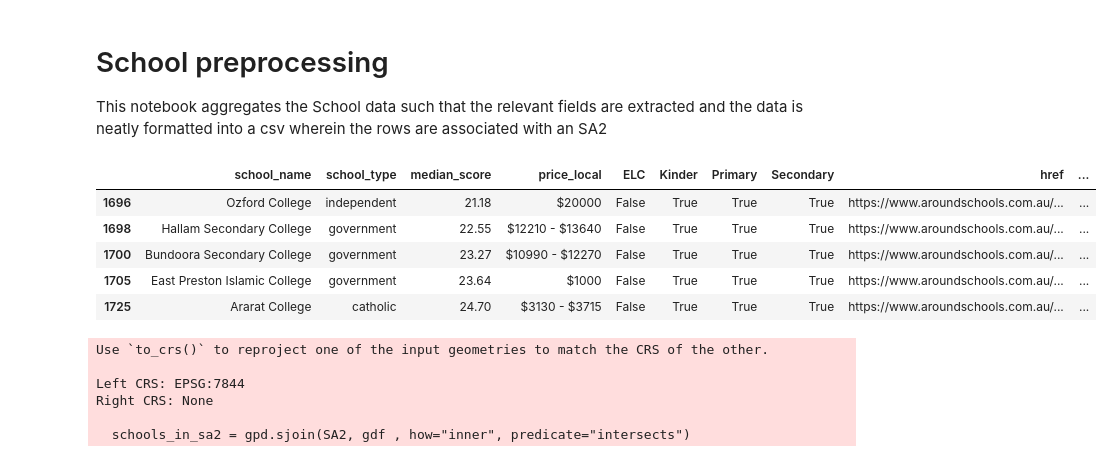
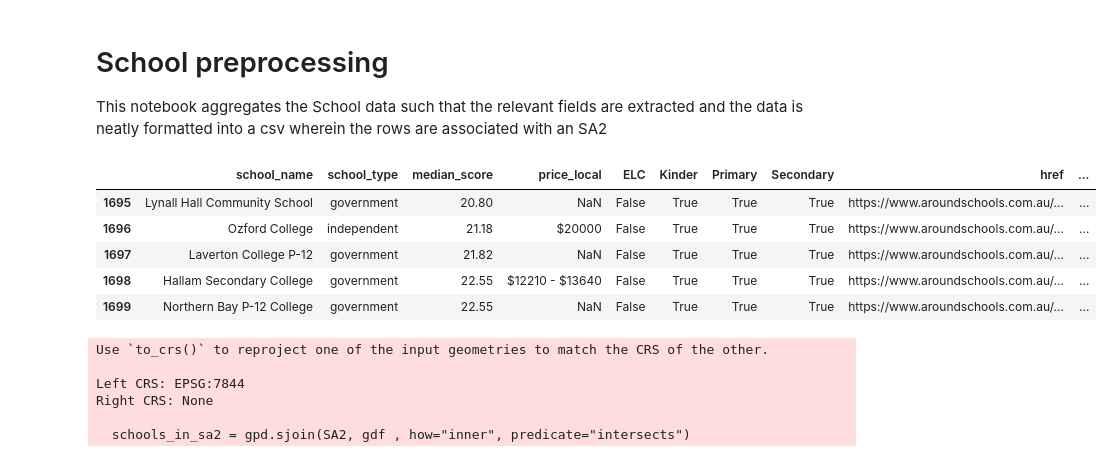
Before and after one commit to MAST30034-AppliedDataScience/project-2-group-real-estate-industry-project-8, a Jupyter notebook: notebooks/School_preprocessing/school_data_preprocessing.ipynb, the cells around one changed output. Saved outputs shown, nothing was run; the diff lists cells and outputs as text; code cells hidden in the pictures.

```diff
--- a/notebooks/School_preprocessing/school_data_preprocessing.ipynb
+++ b/notebooks/School_preprocessing/school_data_preprocessing.ipynb
@@ -9,30 +9,29 @@ from shapely import Point
 # %%
 df = pd.read_csv("../../data/landing/school_data.csv")
 
 def convert_price(price):
     if pd.isna(price):
         return 0  # Replace NaN with 0
     if '-' in price:
         # If the price is a range, split it and take the average
         price_range = price.replace('$', '').split(' - ')
         return sum([float(p) for p in price_range]) / len(price_range)
     else:
         # If it's a single price, just remove the $ and convert to float
         return float(price.replace('$', ''))
 
 # Apply the price conversion function directly on the original DataFrame 'df' before converting it to a GeoDataFrame
 df['average_price'] = df['price_local'].apply(convert_price)
-df = df[df['average_price'] > 0]
 
 filtered_df = df[df['median_score'].notna()]
 filtered_df.head()
 # %% [output]
 |  | school_name | school_type | median_score | price_local | ELC | Kinder | Primary | Secondary | href | ... |
+| 1695 | Lynall Hall Community School | government | 20.80 | NaN | False | True | True | True | https://www.aroundschools.com.au/... | ... |
 | 1696 | Ozford College | independent | 21.18 | $20000 | False | True | True | True | https://www.aroundschools.com.au/... | ... |
+| 1697 | Laverton College P-12 | government | 21.82 | NaN | False | True | True | True | https://www.aroundschools.com.au/... | ... |
 | 1698 | Hallam Secondary College | government | 22.55 | $12210 - $13640 | False | True | True | True | https://www.aroundschools.com.au/... | ... |
-| 1700 | Bundoora Secondary College | government | 23.27 | $10990 - $12270 | False | True | True | True | https://www.aroundschools.com.au/... | ... |
-| 1705 | East Preston Islamic College | government | 23.64 | $1000 | False | True | True | True | https://www.aroundschools.com.au/... | ... |
-| 1725 | Ararat College | catholic | 24.70 | $3130 - $3715 | False | True | True | True | https://www.aroundschools.com.au/... | ... |
+| 1699 | Northern Bay P-12 College | government | 22.55 | NaN | False | True | True | True | https://www.aroundschools.com.au/... | ... |
 # %%
 # Create geometry from the latitude and longitude
 df['geometry'] = filtered_df.apply(lambda row: Point(row['longitude'], row['latitude']), axis=1)
```
Also changed, not shown: parts of 8 cells of this notebook, 5 other files.
